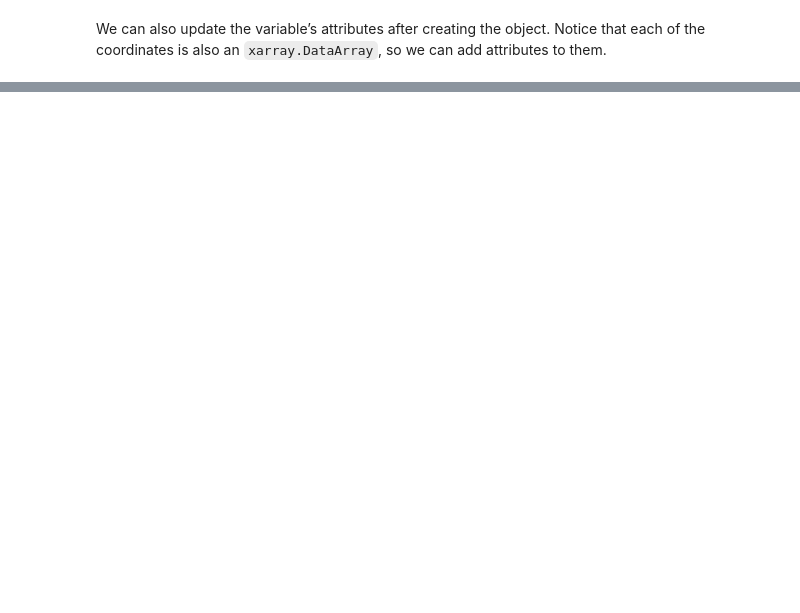
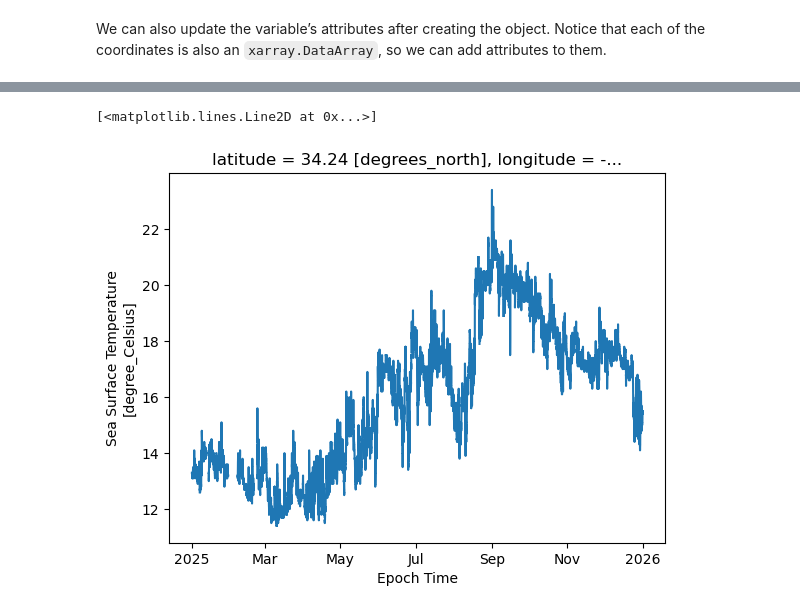
Before and after one commit to cllorey/eds220-in-class, a Jupyter notebook: week-7-xarray-STUDENTS.ipynb, the cells around one changed output, grey strips where cells are left out. Cells and saved outputs as stored; diff of their text form; code cells hidden in the pictures; blank space fills up the shorter version.

```diff
--- a/week-7-xarray-STUDENTS.ipynb
+++ b/week-7-xarray-STUDENTS.ipynb
@@ -78,0 +249,5 @@ temp
+# %%
+# Open the 2025 data for buoy 46053 from the NDBC server
+url = 'https://dods.ndbc.noaa.gov/thredds/dodsC/data/stdmet/46053/46053h2025.nc'
+buoy = xr.open_dataset(url)
+buoy
@@ -78,0 +272,6 @@ temp
+# %%
+# Plot sea surface temperature time series
+buoy['sea_surface_temperature'].isel(latitude=0, longitude=0).plot()
+# %% [output]
+[<matplotlib.lines.Line2D at 0x...>]
+[figure, added]
```
Also changed, not shown: parts of 15 cells of this notebook.
